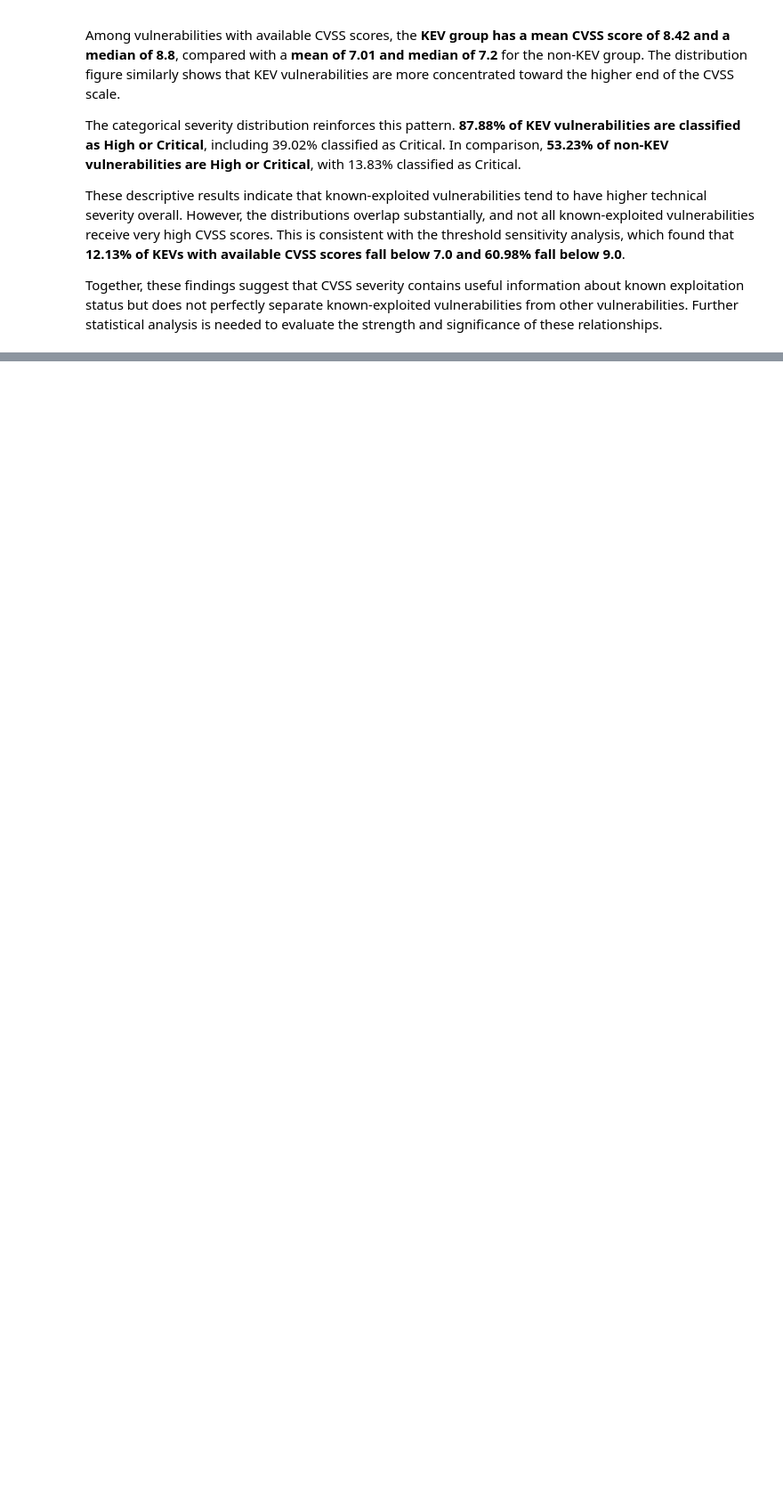
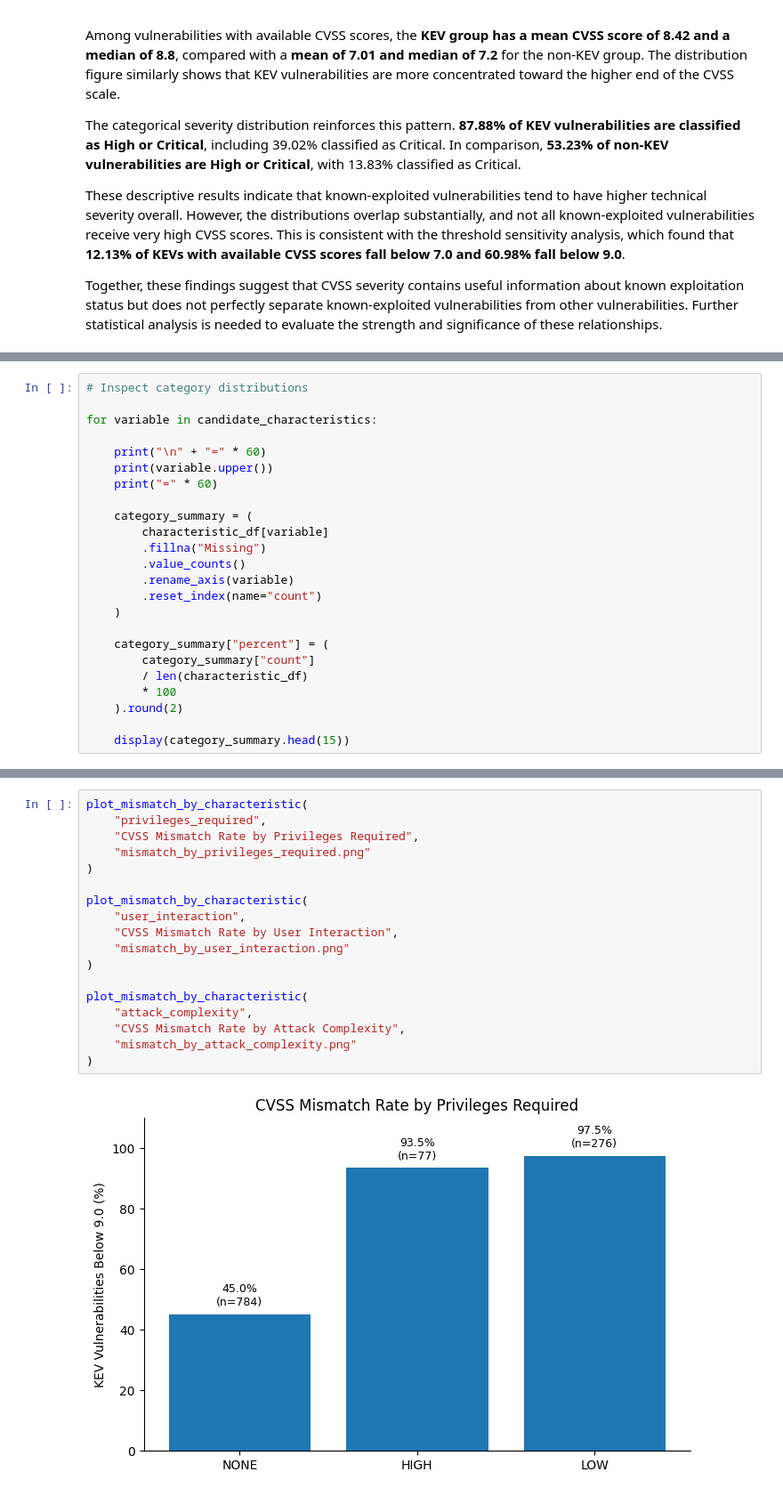
Before and after one commit to aaliyahmjh/data698-capstone, a Jupyter notebook: notebooks/core_eda.ipynb, the cells around one changed output, grey strips where cells are left out. Shown at 89% size. Saved outputs shown, nothing was run; the diff lists cells and outputs as text; blank space fills up the shorter version.

Commit message:
Complete Week 2B characteristic analysis and statistical tests

```diff
--- a/notebooks/core_eda.ipynb
+++ b/notebooks/core_eda.ipynb
@@ -772,0 +916,24 @@ Together, these findings suggest that CVSS severity contains useful information
+# %%
+# Inspect category distributions
+
+for variable in candidate_characteristics:
+
+    print("\n" + "=" * 60)
+    print(variable.upper())
+    print("=" * 60)
+
+    category_summary = (
+        characteristic_df[variable]
+        .fillna("Missing")
+        .value_counts()
+        .rename_axis(variable)
+        .reset_index(name="count")
+    )
+
+    category_summary["percent"] = (
+        category_summary["count"]
+        / len(characteristic_df)
+        * 100
+    ).round(2)
+
+    display(category_summary.head(15))
@@ -772,0 +1145,20 @@ Together, these findings suggest that CVSS severity contains useful information
+# %%
+plot_mismatch_by_characteristic(
+    "privileges_required",
+    "CVSS Mismatch Rate by Privileges Required",
+    "mismatch_by_privileges_required.png"
+)
+
+plot_mismatch_by_characteristic(
+    "user_interaction",
+    "CVSS Mismatch Rate by User Interaction",
+    "mismatch_by_user_interaction.png"
+)
+
+plot_mismatch_by_characteristic(
+    "attack_complexity",
+    "CVSS Mismatch Rate by Attack Complexity",
+    "mismatch_by_attack_complexity.png"
+)
+# %% [output]
+[figure, added]
```
Also changed, not shown: parts of 18 cells of this notebook, 4 other files.
